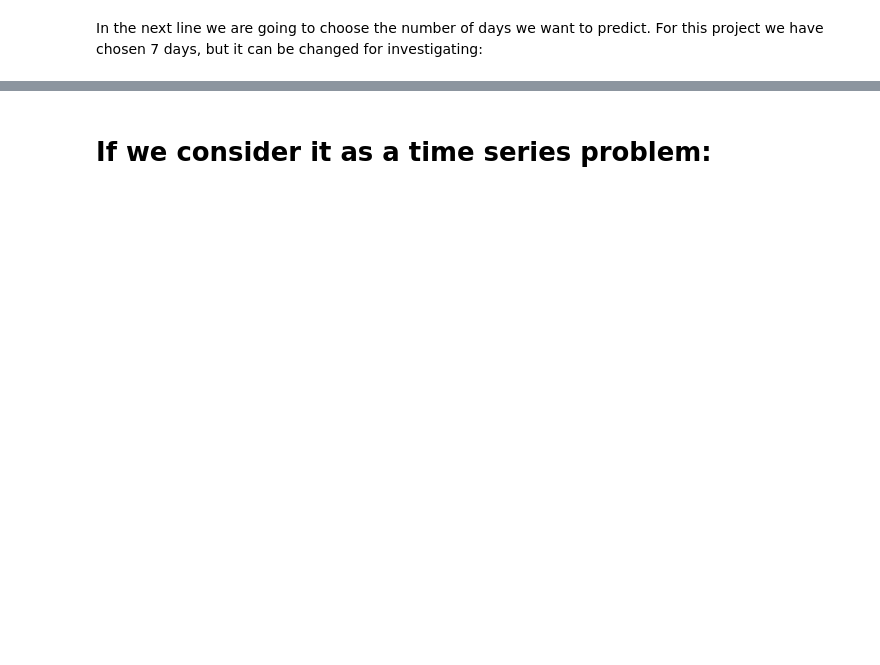
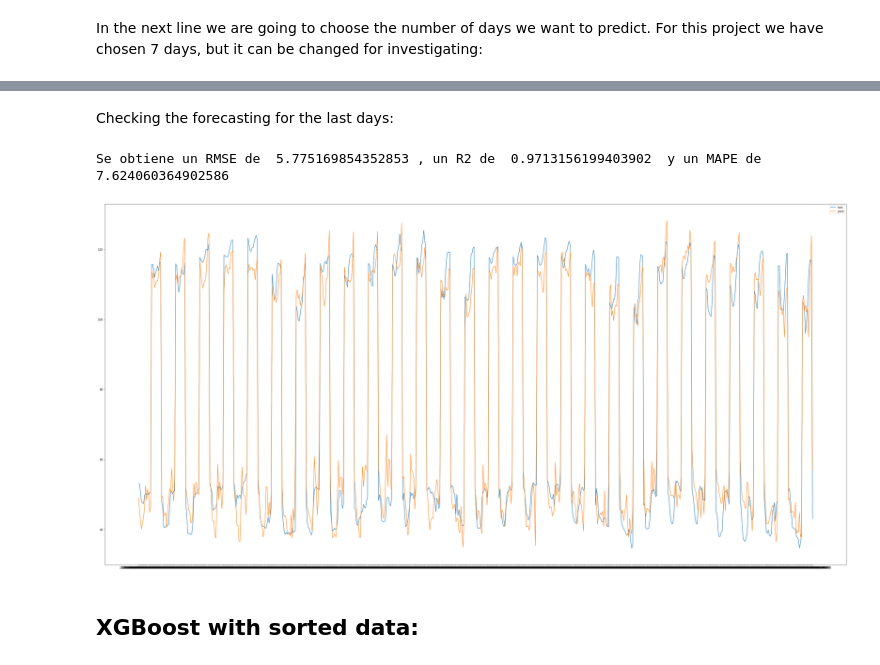
Before and after one commit to JoelDela/TFM-Master_Data_Science_Kschool, a Jupyter notebook: Models/Regressor.ipynb, the cells around one changed output, grey strips where cells are left out. Saved outputs shown, nothing was run; the diff lists cells and outputs as text; code cells hidden in the pictures; blank space fills up the shorter version.

```diff
--- a/Models/Regressor.ipynb
+++ b/Models/Regressor.ipynb
@@ -16,4 +20,9 @@ from sklearn.metrics import mean_squared_error, r2_score
 import matplotlib.pyplot as plt
 from sklearn.preprocessing import StandardScaler
 from sklearn.model_selection import GridSearchCV, train_test_split
+
+# After importing the modules, we are defining our functions:
+def mean_absolute_percentage_error(y_true, y_pred):
+    y_true, y_pred = np.array(y_true), np.array(y_pred)
+    return np.mean(np.abs((y_true - y_pred) / y_true)) * 100
 # %%
@@ -198,4 +222,19 @@ plt.show()
+# %% [markdown]
+Checking the forecasting for the last days:
+# %%
+y_pred_test = xgb_mod.best_estimator_.predict(X_test_pred)
+
+print('Se obtiene un RMSE de ',np.sqrt(mean_squared_error(y_test_pred, y_pred_test)),', un R2 de ',r2_score(y_test_pred, y_pred_test),' y un MAPE de',mean_absolute_percentage_error(y_test_pred, y_pred_test))
+
+plt.rcParams['figure.figsize'] = [50, 25]
+plt.plot(y_test_pred, label='test')
+plt.plot(y_pred_test, label='pred')
+plt.legend()
+plt.show()
+# %% [output]
+Se obtiene un RMSE de  5.775169854352853 , un R2 de  0.9713156199403902  y un MAPE de 7.624060364902586
+[figure, added]
 # %%
 pd.DataFrame({'y_test':y_test, 'y_pred':y_pred},index = y_test.index).to_csv('./../Visualization/Xgboost.csv')
-# %% [markdown]
-# If we consider it as a time series problem:
+# %% [markdown]
+## XGBoost with sorted data:
```
Also changed, not shown: parts of 56 cells of this notebook, 4 other files.
